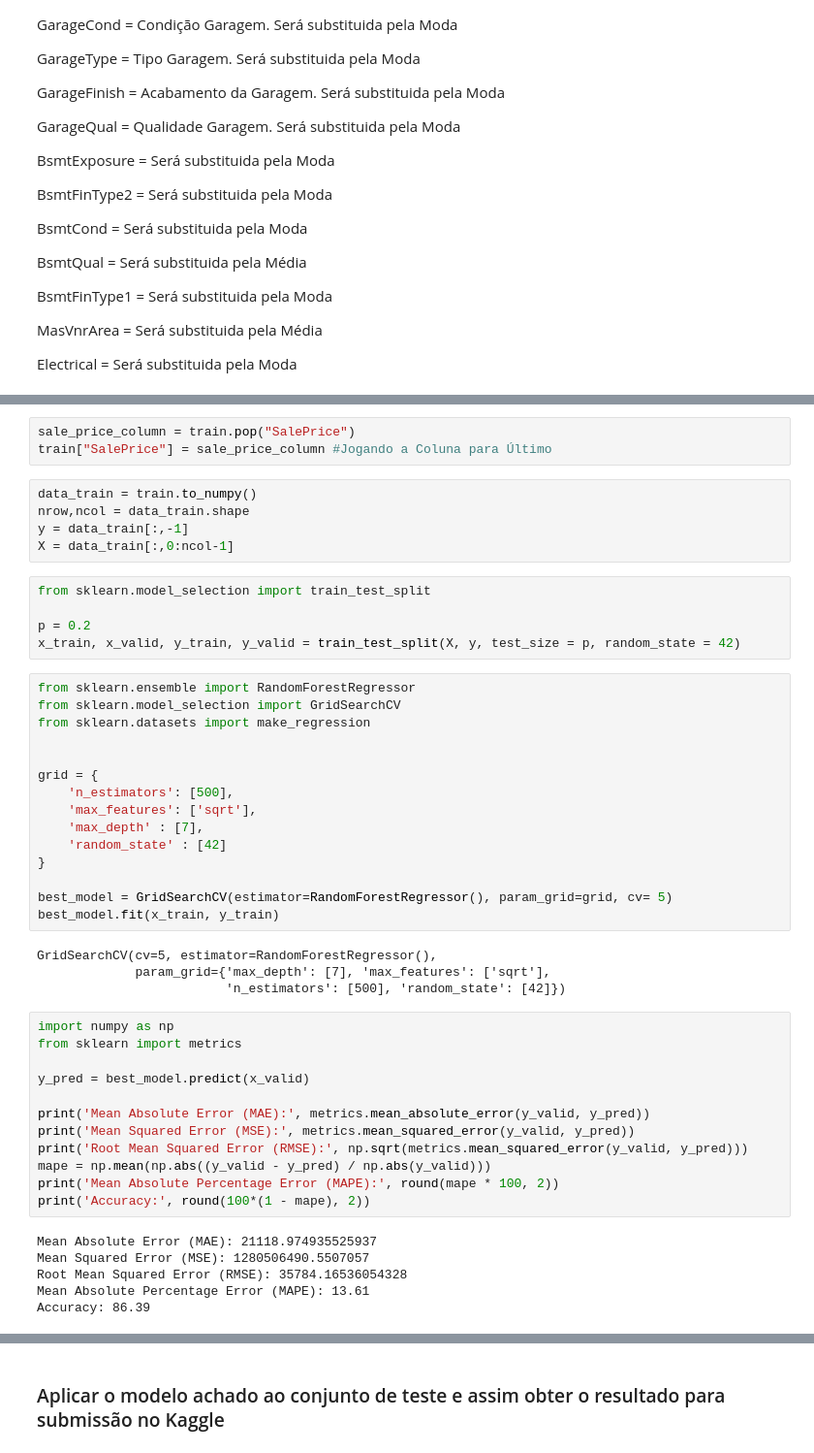
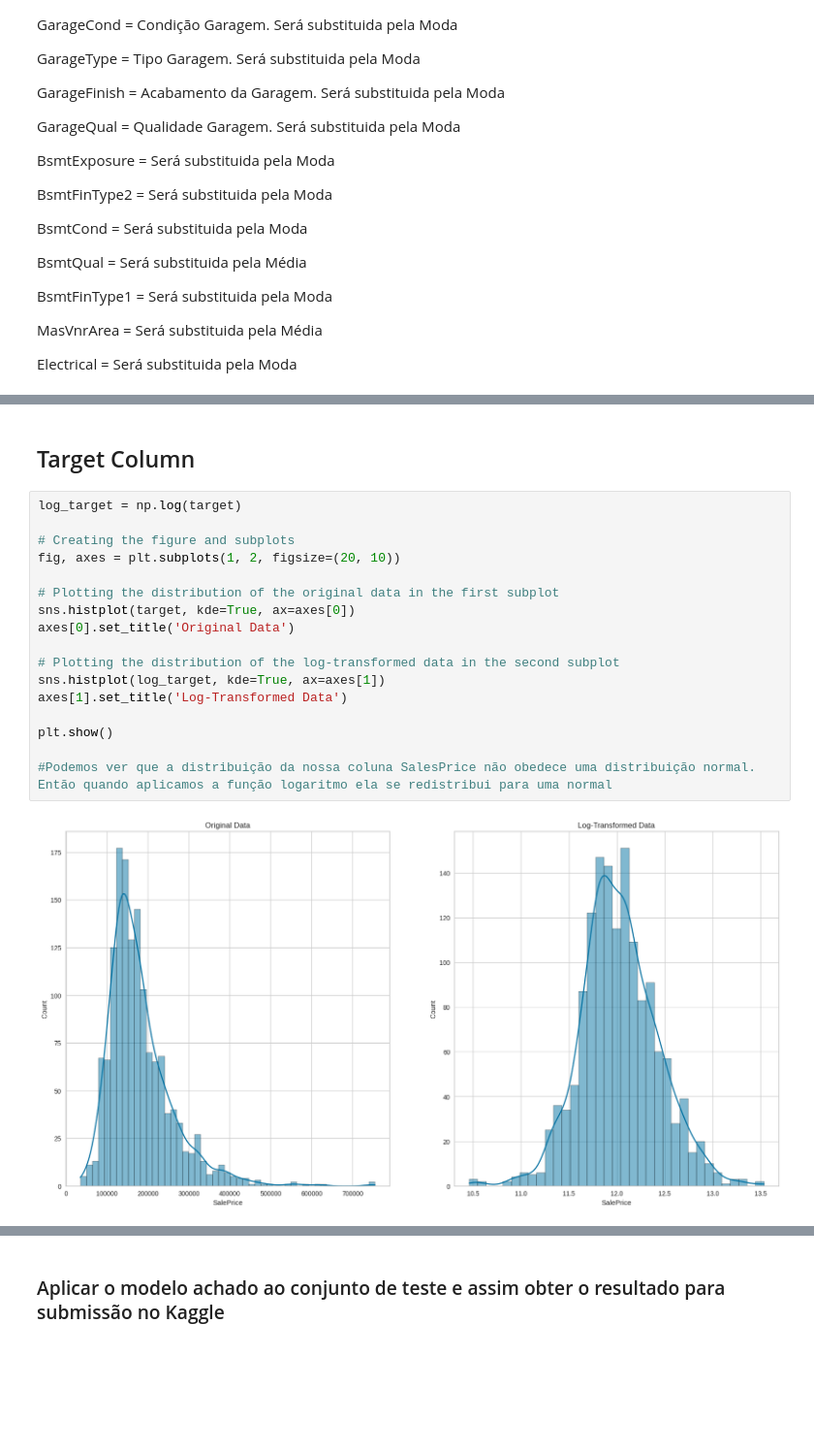
Before and after one commit to viniciusvianavieira/houses_prices_kaggle, a Jupyter notebook: prices.ipynb, the cells around one changed output, grey strips where cells are left out. Shown at 97% size. Drawn from its saved outputs; the diff is of its cells as text; blank space fills up the shorter version.

```diff
--- a/prices.ipynb
+++ b/prices.ipynb
@@ -368,50 +519,21 @@ train.head()
-# %%
-sale_price_column = train.pop("SalePrice")
-train["SalePrice"] = sale_price_column #Jogando a Coluna para Último
-# %%
-data_train = train.to_numpy()
-nrow,ncol = data_train.shape
-y = data_train[:,-1]
-X = data_train[:,0:ncol-1]
-# %%
-from sklearn.model_selection import train_test_split
-
-p = 0.2
-x_train, x_valid, y_train, y_valid = train_test_split(X, y, test_size = p, random_state = 42)
-# %%
-from sklearn.ensemble import RandomForestRegressor
-from sklearn.model_selection import GridSearchCV
-from sklearn.datasets import make_regression
-
-
-grid = {
-    'n_estimators': [500],
-    'max_features': ['sqrt'],
-    'max_depth' : [7],
-    'random_state' : [42]
-}
-
-best_model = GridSearchCV(estimator=RandomForestRegressor(), param_grid=grid, cv= 5)
-best_model.fit(x_train, y_train)
-# %% [output]
-GridSearchCV(cv=5, estimator=RandomForestRegressor(),
-             param_grid={'max_depth': [7], 'max_features': ['sqrt'],
-                         'n_estimators': [500], 'random_state': [42]})
-# %%
-import numpy as np
-from sklearn import metrics
-
-y_pred = best_model.predict(x_valid)
-
-print('Mean Absolute Error (MAE):', metrics.mean_absolute_error(y_valid, y_pred))
-print('Mean Squared Error (MSE):', metrics.mean_squared_error(y_valid, y_pred))
-print('Root Mean Squared Error (RMSE):', np.sqrt(metrics.mean_squared_error(y_valid, y_pred)))
-mape = np.mean(np.abs((y_valid - y_pred) / np.abs(y_valid)))
-print('Mean Absolute Percentage Error (MAPE):', round(mape * 100, 2))
-print('Accuracy:', round(100*(1 - mape), 2))
-# %% [output]
-Mean Absolute Error (MAE): 21118.974935525937
-Mean Squared Error (MSE): 1280506490.5507057
-Root Mean Squared Error (RMSE): 35784.16536054328
-Mean Absolute Percentage Error (MAPE): 13.61
-Accuracy: 86.39
+# %% [markdown]
+## Target Column
+# %%
+log_target = np.log(target)
+
+# Creating the figure and subplots
+fig, axes = plt.subplots(1, 2, figsize=(20, 10))
+
+# Plotting the distribution of the original data in the first subplot
+sns.histplot(target, kde=True, ax=axes[0])
+axes[0].set_title('Original Data')
+
+# Plotting the distribution of the log-transformed data in the second subplot
+sns.histplot(log_target, kde=True, ax=axes[1])
+axes[1].set_title('Log-Transformed Data')
+
+plt.show()
+
+#Podemos ver que a distribuição da nossa coluna SalesPrice não obedece uma distribuição normal. Então quando aplicamos a função logaritmo ela se redistribui para uma normal
+# %% [output]
+[figure, added]
```
Also changed, not shown: parts of 41 cells of this notebook, 4 other files.
